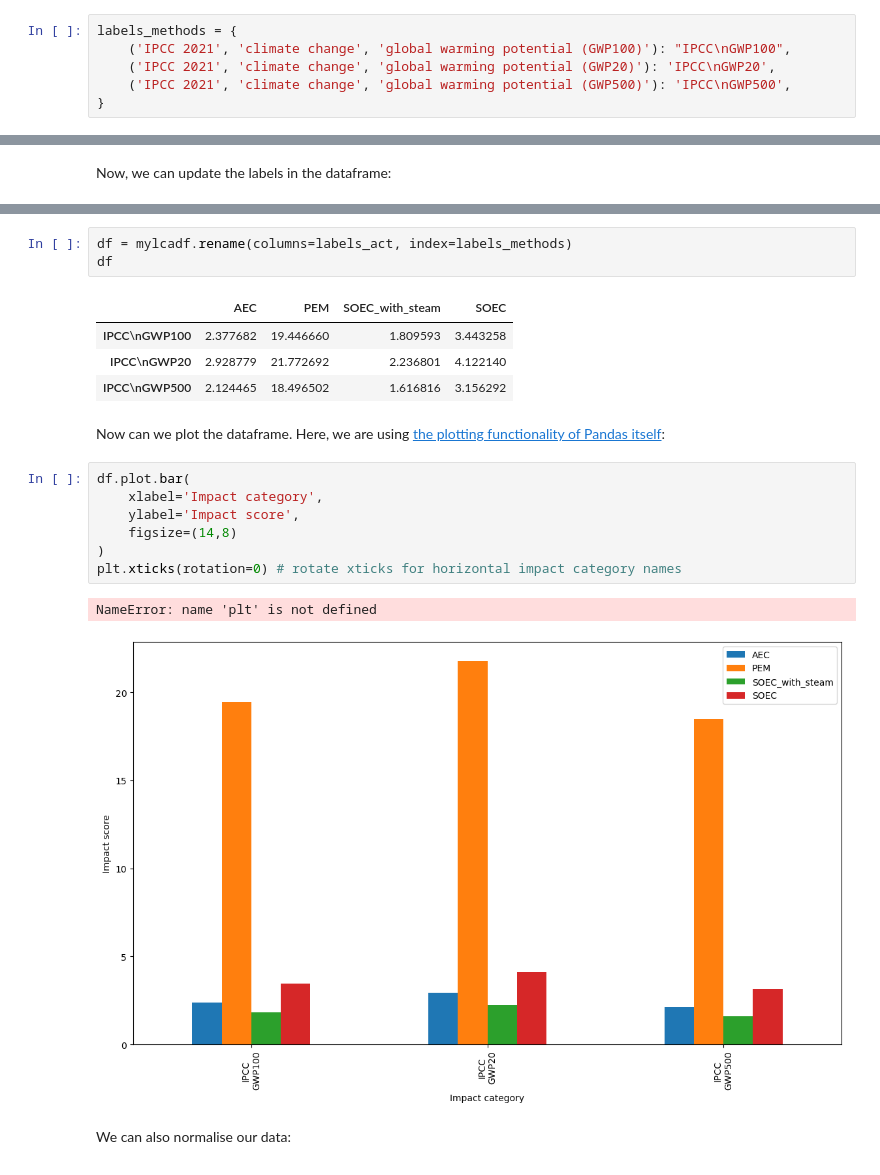
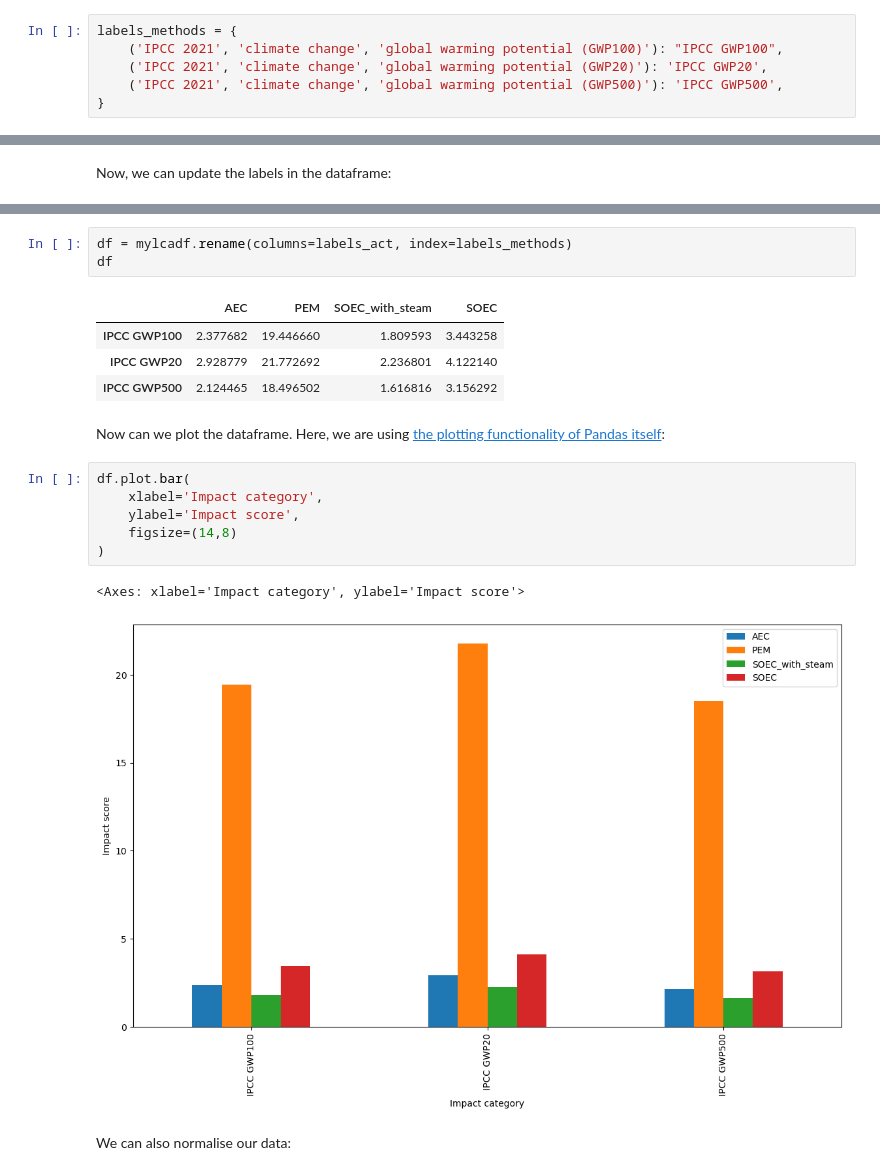
Before and after one commit to brightway-lca/brightway-book, a Jupyter notebook: content/chapters/BW2/BW2_introduction.ipynb, the cells around one changed output, grey strips where cells are left out. Drawn from its saved outputs; the diff is of its cells as text.

```diff
--- a/content/chapters/BW2/BW2_introduction.ipynb
+++ b/content/chapters/BW2/BW2_introduction.ipynb
@@ -430,9 +438,9 @@ ipcc
 ...and come up with shorter, more "human-friendly" descriptions:
 # %%
 labels_methods = {
-    ('IPCC 2021', 'climate change', 'global warming potential (GWP100)'): "IPCC\nGWP100",
-    ('IPCC 2021', 'climate change', 'global warming potential (GWP20)'): 'IPCC\nGWP20',
-    ('IPCC 2021', 'climate change', 'global warming potential (GWP500)'): 'IPCC\nGWP500',
+    ('IPCC 2021', 'climate change', 'global warming potential (GWP100)'): "IPCC GWP100",
+    ('IPCC 2021', 'climate change', 'global warming potential (GWP20)'): 'IPCC GWP20',
+    ('IPCC 2021', 'climate change', 'global warming potential (GWP500)'): 'IPCC GWP500',
 }
 # %% [markdown]
 Similarly, we can look at the long names of the activities:
@@ -466,21 +474,20 @@ df = mylcadf.rename(columns=labels_act, index=labels_methods)
 df
 # %% [output]
 |  | AEC | PEM | SOEC_with_steam | SOEC |
-| IPCC\nGWP100 | 2.377682 | 19.446660 | 1.809593 | 3.443258 |
-| IPCC\nGWP20 | 2.928779 | 21.772692 | 2.236801 | 4.122140 |
-| IPCC\nGWP500 | 2.124465 | 18.496502 | 1.616816 | 3.156292 |
+| IPCC GWP100 | 2.377682 | 19.446660 | 1.809593 | 3.443258 |
+| IPCC GWP20 | 2.928779 | 21.772692 | 2.236801 | 4.122140 |
+| IPCC GWP500 | 2.124465 | 18.496502 | 1.616816 | 3.156292 |
 # %% [markdown]
 Now can we plot the dataframe. Here, we are using [the plotting functionality of Pandas itself](https://pandas.pydata.org/docs/reference/api/pandas.DataFrame.plot.html):
 # %%
 df.plot.bar(
     xlabel='Impact category',
     ylabel='Impact score',
     figsize=(14,8)
 )
-plt.xticks(rotation=0) # rotate xticks for horizontal impact category names
 # %% [output]
-NameError: name 'plt' is not defined
+<Axes: xlabel='Impact category', ylabel='Impact score'>
-[figure, old version]
+[figure, new version]
 # %% [markdown]
 We can also normalise our data:
 # %%
```
Also changed, not shown: parts of 6 cells of this notebook, 2 other files.
